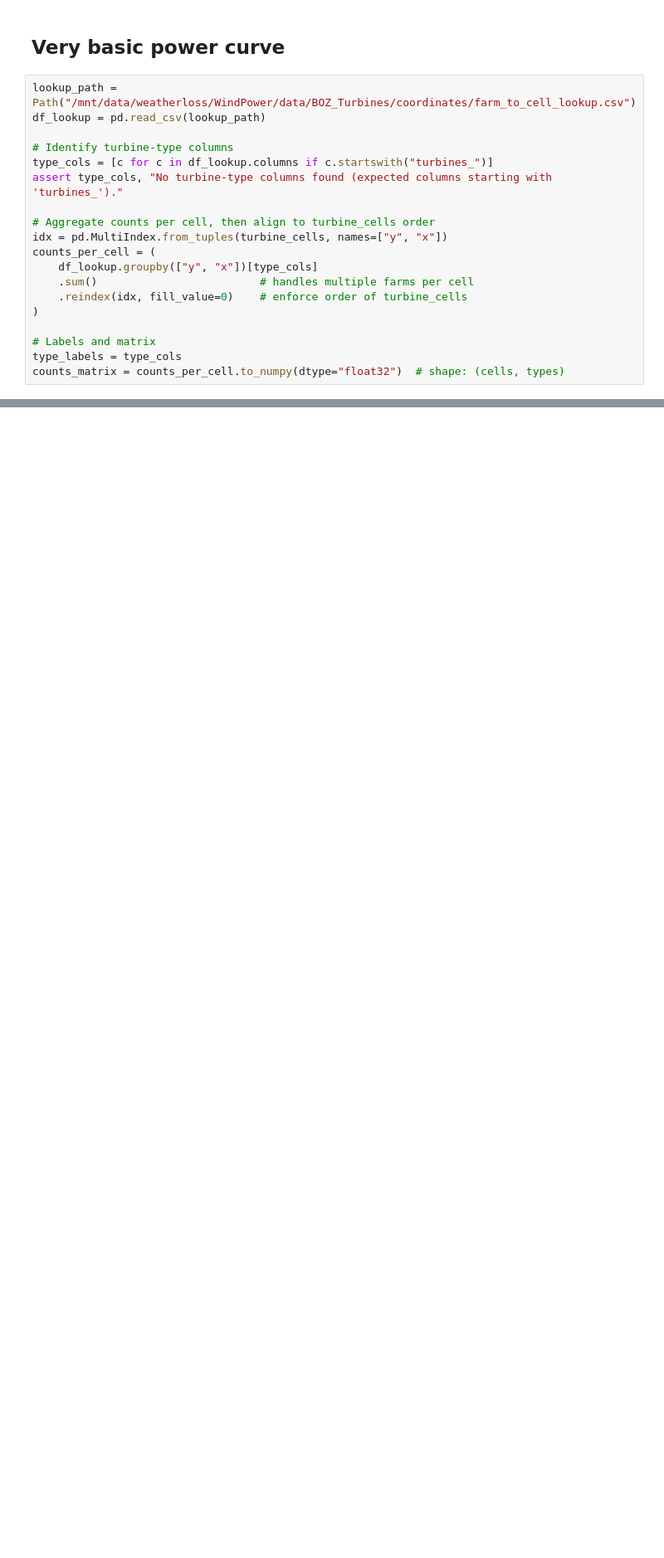
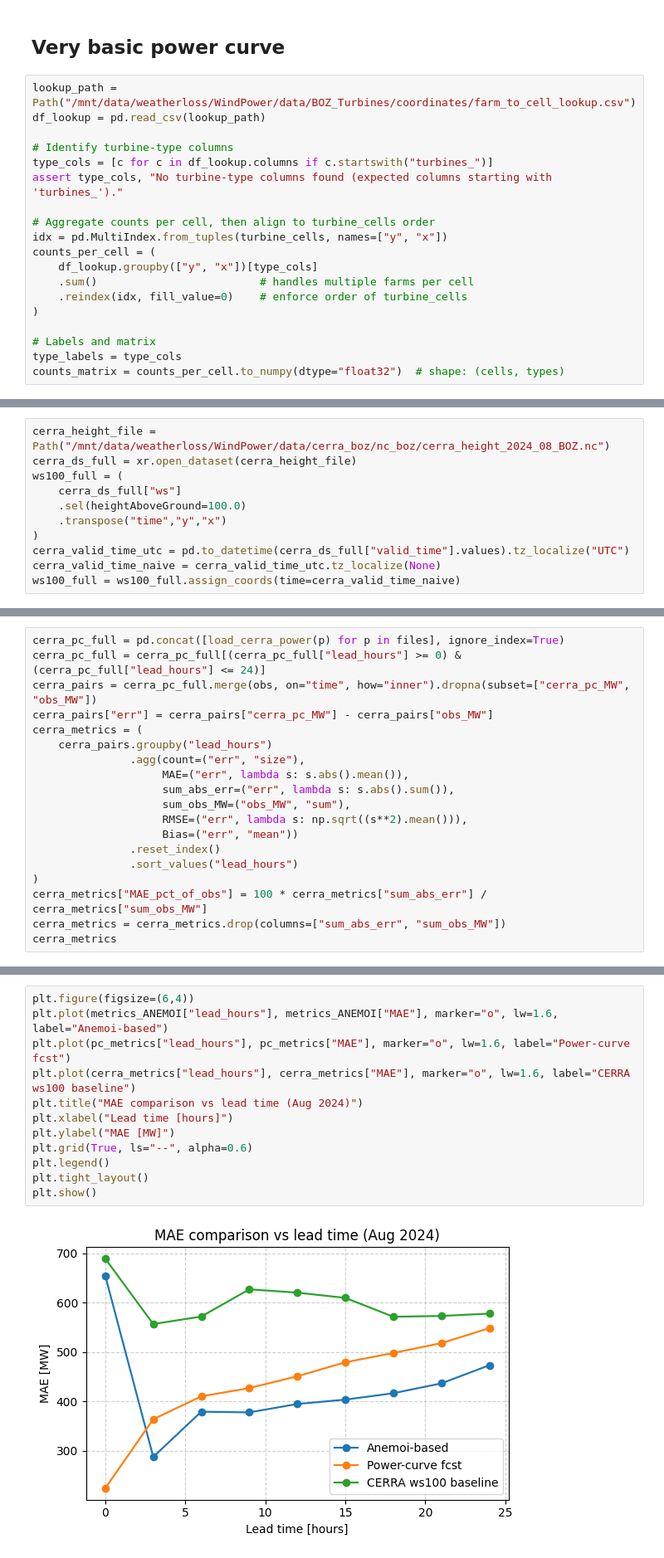
Before and after one commit to UAntwerpM4S/WindAI, a Jupyter notebook: verification/Verification.ipynb, the cells around one changed output, grey strips where cells are left out. Shown at 83% size. Saved outputs shown, nothing was run; the diff lists cells and outputs as text; blank space fills up the shorter version.

```diff
--- a/verification/Verification.ipynb
+++ b/verification/Verification.ipynb
@@ -285,0 +287,11 @@ lead_hours head: Index([0, 3, 6, 9, 12, 15, 18, 21], dtype='int64')
+# %%
+cerra_height_file = Path("/mnt/data/weatherloss/WindPower/data/cerra_boz/nc_boz/cerra_height_2024_08_BOZ.nc")
+cerra_ds_full = xr.open_dataset(cerra_height_file)
+ws100_full = (
+    cerra_ds_full["ws"]
+    .sel(heightAboveGround=100.0)
+    .transpose("time","y","x")
+)
+cerra_valid_time_utc = pd.to_datetime(cerra_ds_full["valid_time"].values).tz_localize("UTC")
+cerra_valid_time_naive = cerra_valid_time_utc.tz_localize(None)
+ws100_full = ws100_full.assign_coords(time=cerra_valid_time_naive)
@@ -285,0 +329,19 @@ lead_hours head: Index([0, 3, 6, 9, 12, 15, 18, 21], dtype='int64')
+# %%
+cerra_pc_full = pd.concat([load_cerra_power(p) for p in files], ignore_index=True)
+cerra_pc_full = cerra_pc_full[(cerra_pc_full["lead_hours"] >= 0) & (cerra_pc_full["lead_hours"] <= 24)]
+cerra_pairs = cerra_pc_full.merge(obs, on="time", how="inner").dropna(subset=["cerra_pc_MW", "obs_MW"])
+cerra_pairs["err"] = cerra_pairs["cerra_pc_MW"] - cerra_pairs["obs_MW"]
+cerra_metrics = (
+    cerra_pairs.groupby("lead_hours")
+               .agg(count=("err", "size"),
+                    MAE=("err", lambda s: s.abs().mean()),
+                    sum_abs_err=("err", lambda s: s.abs().sum()),
+                    sum_obs_MW=("obs_MW", "sum"),
+                    RMSE=("err", lambda s: np.sqrt((s**2).mean())),
+                    Bias=("err", "mean"))
+               .reset_index()
+               .sort_values("lead_hours")
+)
+cerra_metrics["MAE_pct_of_obs"] = 100 * cerra_metrics["sum_abs_err"] / cerra_metrics["sum_obs_MW"]
+cerra_metrics = cerra_metrics.drop(columns=["sum_abs_err", "sum_obs_MW"])
+cerra_metrics
@@ -285,0 +359,14 @@ lead_hours head: Index([0, 3, 6, 9, 12, 15, 18, 21], dtype='int64')
+# %%
+plt.figure(figsize=(6,4))
+plt.plot(metrics_ANEMOI["lead_hours"], metrics_ANEMOI["MAE"], marker="o", lw=1.6, label="Anemoi-based")
+plt.plot(pc_metrics["lead_hours"], pc_metrics["MAE"], marker="o", lw=1.6, label="Power-curve fcst")
+plt.plot(cerra_metrics["lead_hours"], cerra_metrics["MAE"], marker="o", lw=1.6, label="CERRA ws100 baseline")
+plt.title("MAE comparison vs lead time (Aug 2024)")
+plt.xlabel("Lead time [hours]")
+plt.ylabel("MAE [MW]")
+plt.grid(True, ls="--", alpha=0.6)
+plt.legend()
+plt.tight_layout()
+plt.show()
+# %% [output]
+[figure, added]
```
Also changed, not shown: parts of 15 cells of this notebook, 26 other files.
